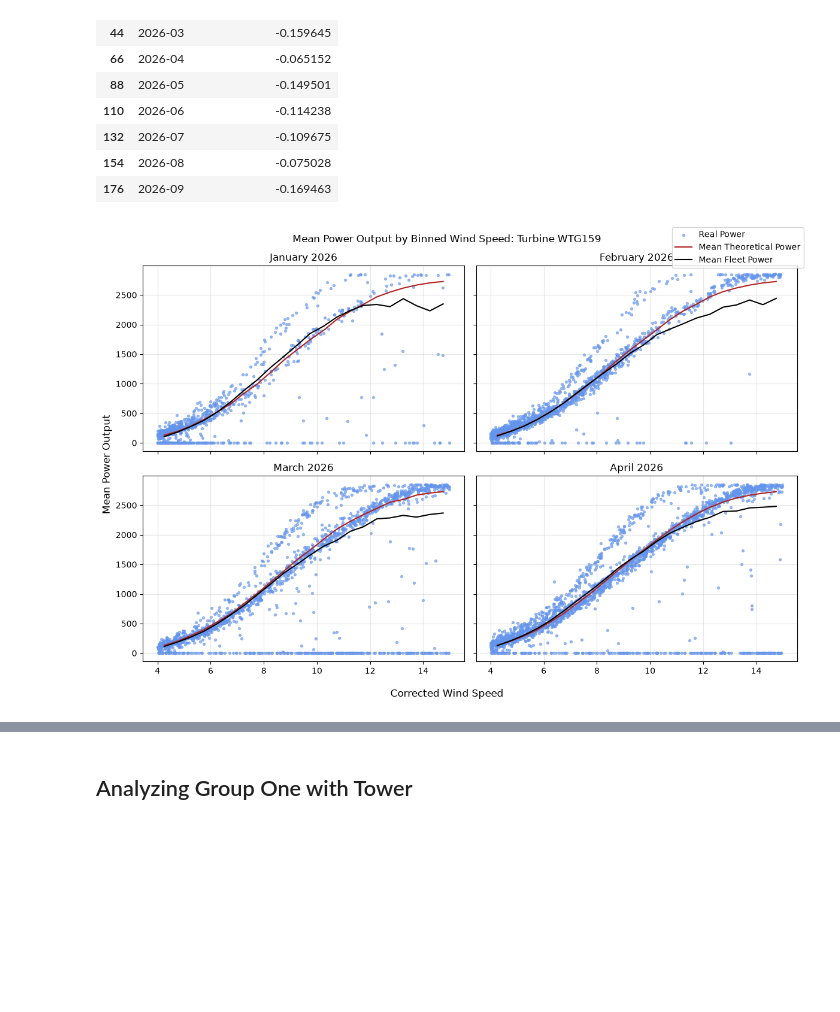
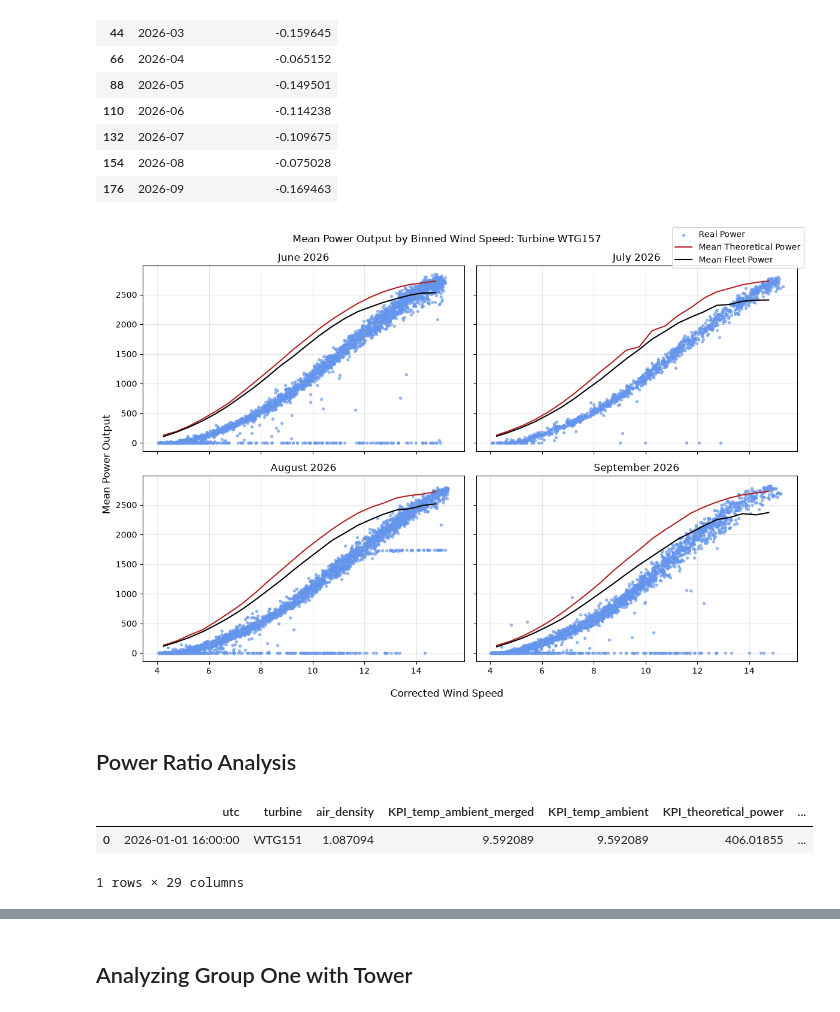
Before and after one commit to Aiden-Badalamenti3/CU-Capstone-Project, a Jupyter notebook: notebooks/carter_notebooks/power_curve.ipynb, the cells around one changed output, grey strips where cells are left out. Saved outputs shown, nothing was run; the diff lists cells and outputs as text; code cells hidden in the pictures; blank space fills up the shorter version.

```diff
--- a/notebooks/carter_notebooks/power_curve.ipynb
+++ b/notebooks/carter_notebooks/power_curve.ipynb
@@ -157,7 +160,7 @@ def scatter_power_curves(df, original, turbine, start = 0, ncols = 2, cutin = 4.
         grp = df[df['period'] == period].sort_values('corrected_ws')
         grpt = t[t['period'] == period]
 
-        ax.scatter(grpt['corrected_ws'], grpt['KPI_real_power_ac'], label = 'Real Power', color = 'cornflowerblue',s = 8, alpha = 0.6, zorder = 1)
+        ax.scatter(grpt['wind_speed'], grpt['KPI_real_power_ac'], label = 'Real Power', color = 'cornflowerblue',s = 8, alpha = 0.6, zorder = 1)
         ax.plot(grp['corrected_ws'], grp['mean_theoretical_power'], label = 'Mean Theoretical Power', color = 'firebrick')
         ax.plot(grp['corrected_ws'], grp['mean_fleet_power'], label = 'Mean Fleet Power', color = 'black')
         ax.set_title(period.strftime('%B %Y'))
@@ -387,6 +402,14 @@ summary_nl
 | 154 | 2026-08 | -0.075028 |
 | 176 | 2026-09 | -0.169463 |
 # %%
-scatter_power_curves(result, scada_noloss, 'WTG159')
+scatter_power_curves(result, scada_noloss, 'WTG157', start = 5)
 # %% [output]
-[figure, old version]
+[figure, new version]
+# %% [markdown]
+## Power Ratio Analysis
+# %%
+scada_powerratio.head(1)
+# %% [output]
+|  | utc | turbine | air_density | KPI_temp_ambient_merged | KPI_temp_ambient | KPI_theoretical_power | ... |
+| 0 | 2026-01-01 16:00:00 | WTG151 | 1.087094 | 9.592089 | 9.592089 | 406.01855 | ... |
+1 rows × 29 columns
```
Also changed, not shown: parts of 13 cells of this notebook.
